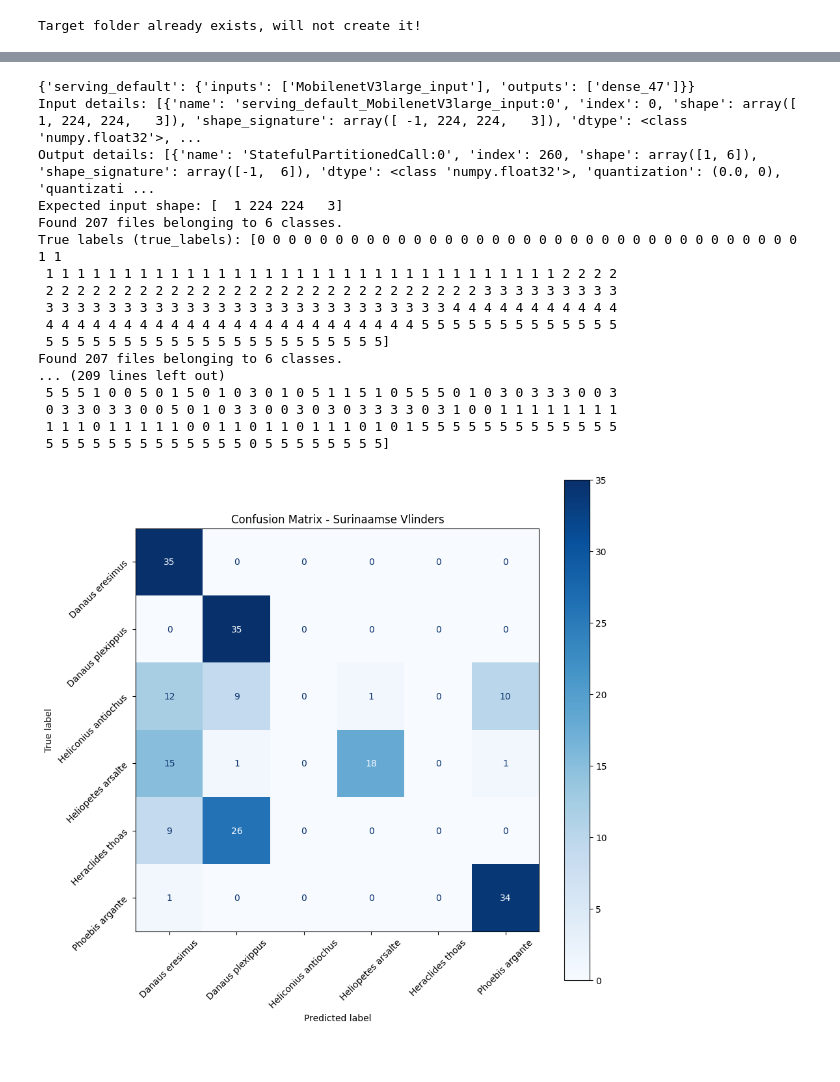
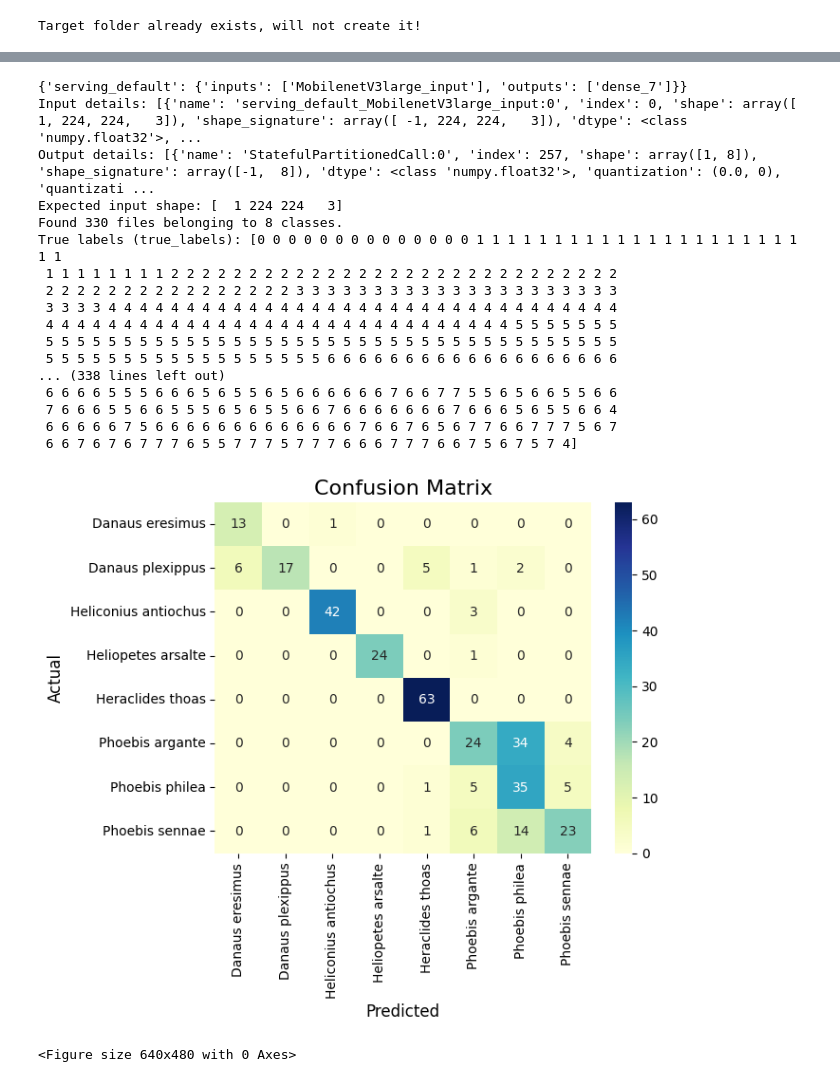
Before and after one commit to CeoJim18/surinaamse-vlinderherkennings-model, a Jupyter notebook: MobileNetTraining.ipynb, the cells around one changed output, grey strips where cells are left out. Saved outputs shown, nothing was run; the diff lists cells and outputs as text; code cells hidden in the pictures.

```diff
--- a/MobileNetTraining.ipynb
+++ b/MobileNetTraining.ipynb
@@ -19,7 +19,7 @@ pip install tensorflow
 import os
 
 # root folder
-afstudeerProjectRoot="C:/Users/jkharpatoe/Documents/Afstudeer/AFSTUDEER_MOBILENETV3/"
+afstudeerProjectRoot=""
 
 # paths
 modelKerasPath = afstudeerProjectRoot + "mobilenet_models/"
@@ -29,7 +29,7 @@ trainingAndValidationDatasetFolder ="training_and_validation_data/"
 modelTrainingLogsPath= afstudeerProjectRoot + "model_training_logs/"
 testButterflyImages = afstudeerProjectRoot + "test_images"
 testCopyButterflyImages = afstudeerProjectRoot + "test_images_copy"
-confusionMatricesImagesPath = afstudeerProjectRoot + "confusion_matrices"
+confusionMatricesImagesPath = afstudeerProjectRoot + "confusion_matrices/"
 
 # CREATE TARGET FOLDER
 target_folder = afstudeerProjectRoot + trainingAndValidationDatasetFolder
@@ -845,7 +877,8 @@ import os
 import datetime
 
 # Obtain the latest saved model path
-modelSavedPath = get_last_modified_model(modelTFLitePath)
+# modelSavedPath = get_last_modified_model(modelTFLitePath)
+modelSavedPath = modelTFLitePath + "__2025-04-21_21_21.tflite"
 
 # Load the TensorFlow Lite model
 interpreter = tf.lite.Interpreter(model_path=modelSavedPath)
@@ -928,47 +961,48 @@ for image_batch, _ in val_ds_for_predictions:
 
 # Convert to numpy array
 y_pred = np.array(y_pred)
 print("Predicted labels (y_pred):", y_pred)
 
 # Create confusion matrix
 cm = confusion_matrix(true_labels, y_pred)
 
 # Visualize confusion matrix
 
 class_names = list(categories)
 # disp = ConfusionMatrixDisplay(confusion_matrix=cm, display_labels=class_names)
 # fig, ax = plt.subplots(figsize=(10, 10))
 # disp.plot(cmap=plt.cm.Blues, ax=ax)
 # plt.title('Confusion Matrix - Surinaamse Vlinders')
 # plt.xticks(rotation=45)
 # plt.yticks(rotation=45)
 # plt.show()
 sns.heatmap(cm, annot=True,fmt='d', cmap='YlGnBu', xticklabels=class_names, yticklabels=class_names)
 plt.xlabel('Predicted', fontsize=12)
 plt.ylabel('Actual', fontsize=12)
 plt.title('Confusion Matrix',fontsize=16)
 plt.show()
 
 # Save the confusion matrix
 currentTime = datetime.datetime.now()
 modelDateTrained = currentTime.strftime("%Y-%m-%d_%H_%M")
-plt.savefig(f"{confusionMatricesImagesPath}_confusion_matrix_{modelDateTrained}.png")
+plt.savefig(f"{confusionMatricesImagesPath}confusion_matrix_tfite_{modelDateTrained}.png")
 # %% [output]
-{'serving_default': {'inputs': ['MobilenetV3large_input'], 'outputs': ['dense_47']}}
+{'serving_default': {'inputs': ['MobilenetV3large_input'], 'outputs': ['dense_7']}}
 Input details: [{'name': 'serving_default_MobilenetV3large_input:0', 'index': 0, 'shape': array([  1, 224, 224,   3]), 'shape_signature': array([ -1, 224, 224,   3]), 'dtype': <class 'numpy.float32'>, ...
-Output details: [{'name': 'StatefulPartitionedCall:0', 'index': 260, 'shape': array([1, 6]), 'shape_signature': array([-1,  6]), 'dtype': <class 'numpy.float32'>, 'quantization': (0.0, 0), 'quantizati ...
+Output details: [{'name': 'StatefulPartitionedCall:0', 'index': 257, 'shape': array([1, 8]), 'shape_signature': array([-1,  8]), 'dtype': <class 'numpy.float32'>, 'quantization': (0.0, 0), 'quantizati ...
 Expected input shape: [  1 224 224   3]
-Found 207 files belonging to 6 classes.
-True labels (true_labels): [0 0 0 0 0 0 0 0 0 0 0 0 0 0 0 0 0 0 0 0 0 0 0 0 0 0 0 0 0 0 0 0 0 0 0 1 1
- 1 1 1 1 1 1 1 1 1 1 1 1 1 1 1 1 1 1 1 1 1 1 1 1 1 1 1 1 1 1 1 1 1 2 2 2 2
- 2 2 2 2 2 2 2 2 2 2 2 2 2 2 2 2 2 2 2 2 2 2 2 2 2 2 2 2 3 3 3 3 3 3 3 3 3
- 3 3 3 3 3 3 3 3 3 3 3 3 3 3 3 3 3 3 3 3 3 3 3 3 3 3 4 4 4 4 4 4 4 4 4 4 4
- 4 4 4 4 4 4 4 4 4 4 4 4 4 4 4 4 4 4 4 4 4 4 4 4 5 5 5 5 5 5 5 5 5 5 5 5 5
- 5 5 5 5 5 5 5 5 5 5 5 5 5 5 5 5 5 5 5 5 5 5]
-Found 207 files belonging to 6 classes.
-... (209 lines left out)
- 5 5 5 1 0 0 5 0 1 5 0 1 0 3 0 1 0 5 1 1 5 1 0 5 5 5 0 1 0 3 0 3 3 3 0 0 3
- 0 3 3 0 3 3 0 0 5 0 1 0 3 3 0 0 3 0 3 0 3 3 3 3 0 3 1 0 0 1 1 1 1 1 1 1 1
- 1 1 1 0 1 1 1 1 1 0 0 1 1 0 1 1 0 1 1 1 0 1 0 1 5 5 5 5 5 5 5 5 5 5 5 5 5
- 5 5 5 5 5 5 5 5 5 5 5 5 5 0 5 5 5 5 5 5 5 5]
+Found 330 files belonging to 8 classes.
+True labels (true_labels): [0 0 0 0 0 0 0 0 0 0 0 0 0 0 1 1 1 1 1 1 1 1 1 1 1 1 1 1 1 1 1 1 1 1 1 1 1
+ 1 1 1 1 1 1 1 1 2 2 2 2 2 2 2 2 2 2 2 2 2 2 2 2 2 2 2 2 2 2 2 2 2 2 2 2 2
+ 2 2 2 2 2 2 2 2 2 2 2 2 2 2 2 2 3 3 3 3 3 3 3 3 3 3 3 3 3 3 3 3 3 3 3 3 3
+ 3 3 3 3 4 4 4 4 4 4 4 4 4 4 4 4 4 4 4 4 4 4 4 4 4 4 4 4 4 4 4 4 4 4 4 4 4
+ 4 4 4 4 4 4 4 4 4 4 4 4 4 4 4 4 4 4 4 4 4 4 4 4 4 4 4 4 4 4 5 5 5 5 5 5 5
+ 5 5 5 5 5 5 5 5 5 5 5 5 5 5 5 5 5 5 5 5 5 5 5 5 5 5 5 5 5 5 5 5 5 5 5 5 5
+ 5 5 5 5 5 5 5 5 5 5 5 5 5 5 5 5 5 5 6 6 6 6 6 6 6 6 6 6 6 6 6 6 6 6 6 6 6
+... (338 lines left out)
+ 6 6 6 6 5 5 5 6 6 6 5 6 5 5 6 5 6 6 6 6 6 6 7 6 6 7 7 5 5 6 5 6 6 5 5 6 6
+ 7 6 6 6 5 5 6 6 5 5 5 6 5 6 5 5 6 6 7 6 6 6 6 6 6 6 7 6 6 6 5 6 5 5 6 6 4
+ 6 6 6 6 6 7 5 6 6 6 6 6 6 6 6 6 6 6 6 6 7 6 6 7 6 5 6 7 7 6 6 7 7 7 5 6 7
+ 6 6 7 6 7 6 7 7 7 6 5 5 7 7 7 5 7 7 7 6 6 6 7 7 7 6 6 7 5 6 7 5 7 4]
-[figure, old version]
+[figure, new version]
+<Figure size 640x480 with 0 Axes>
```
Also changed, not shown: parts of 5 cells of this notebook.
